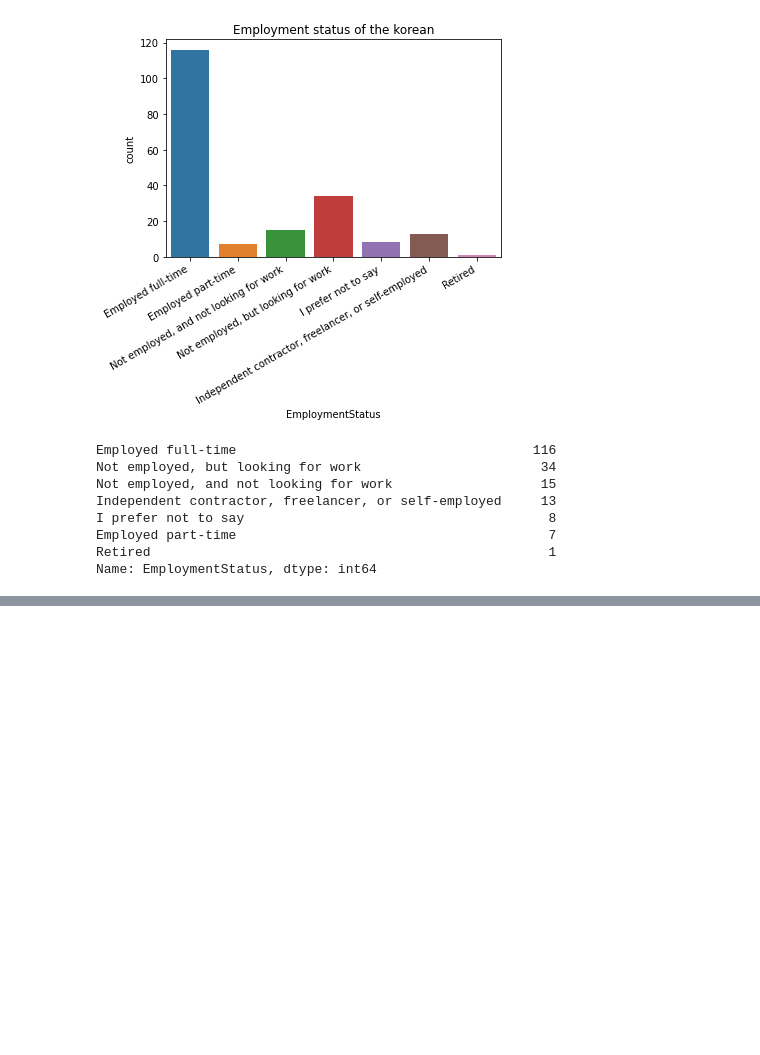
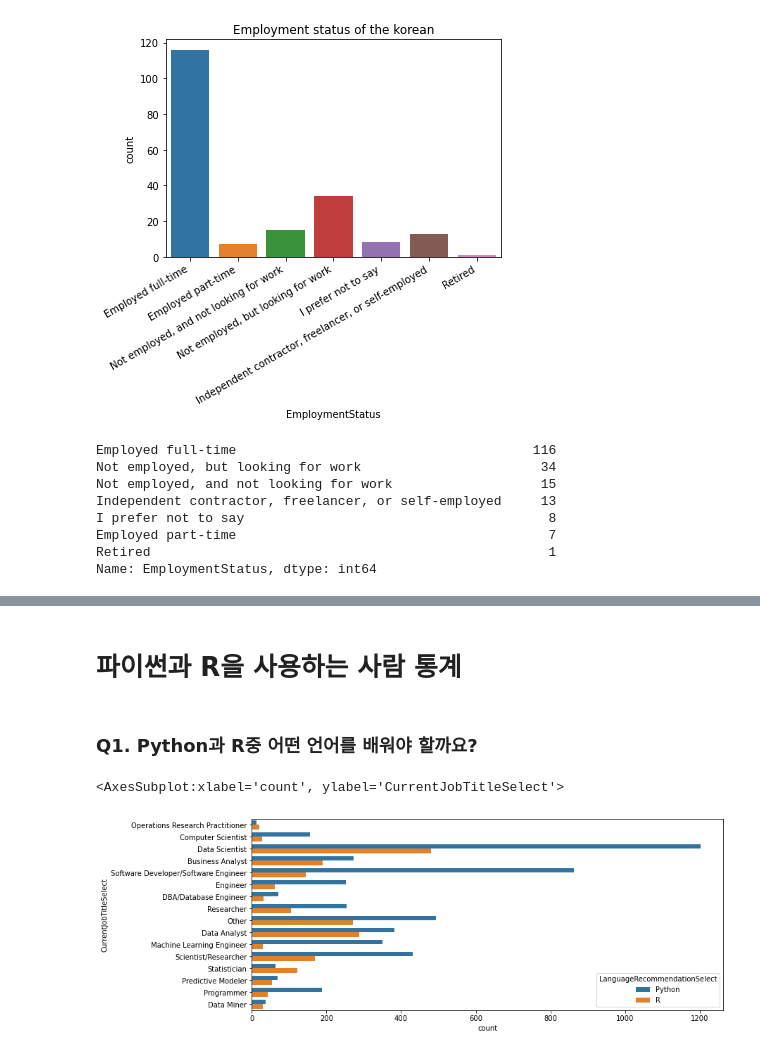
Before and after one commit to sm970309/kaggleStrugle, a Jupyter notebook: survey/Kaggle-ML-DS-survey-EDA.ipynb, the cells around one changed output, grey strips where cells are left out. Saved outputs shown, nothing was run; the diff lists cells and outputs as text; code cells hidden in the pictures; blank space fills up the shorter version.

```diff
--- a/survey/Kaggle-ML-DS-survey-EDA.ipynb
+++ b/survey/Kaggle-ML-DS-survey-EDA.ipynb
@@ -288,0 +316,13 @@ Name: EmploymentStatus, dtype: int64
+# %% [markdown]
+# 파이썬과 R을 사용하는 사람 통계
+# %% [markdown]
+### Q1. Python과 R중 어떤 언어를 배워야 할까요?
+# %%
+# mask를 사용하여 조건 설정
+data = mcq[(mcq['CurrentJobTitleSelect'].notnull()) & ((mcq['LanguageRecommendationSelect']=="Python") | (mcq['LanguageRecommendationSelect']=="R"))]
+
+plt.figure(figsize=(12,5))
+sns.countplot(y="CurrentJobTitleSelect",hue="LanguageRecommendationSelect",data=data)
+# %% [output]
+<AxesSubplot:xlabel='count', ylabel='CurrentJobTitleSelect'>
+[figure, added]
```
Also changed, not shown: parts of 16 cells of this notebook.
